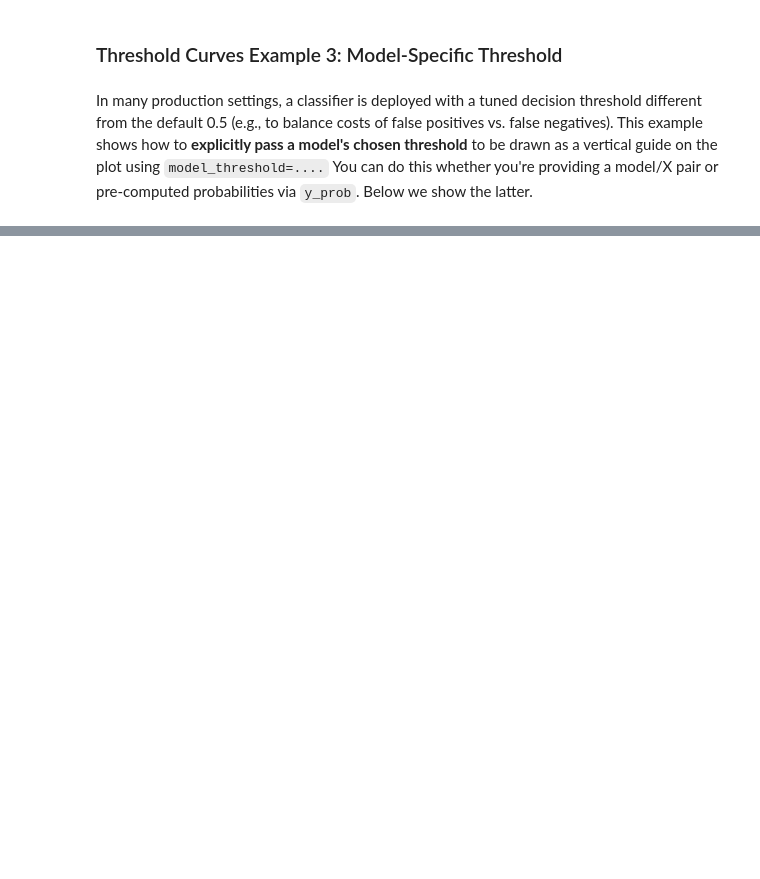
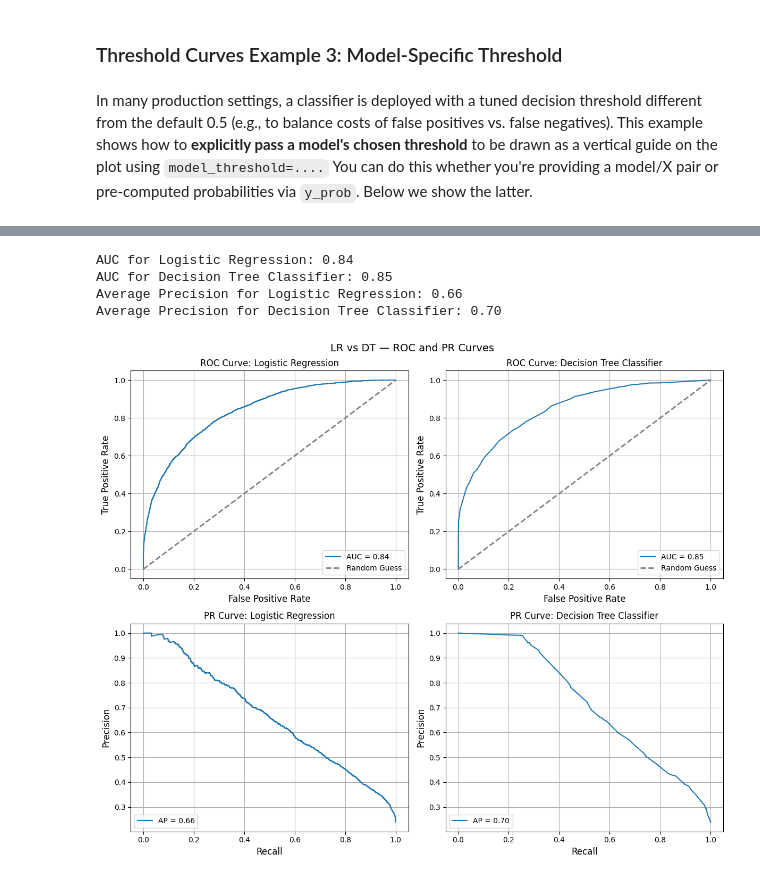
Before and after one commit to lshpaner/model_metrics, a Jupyter notebook: py_notebooks/model_evaluation_docs.ipynb, the cells around one changed output, grey strips where cells are left out. Drawn from its saved outputs; the diff is of its cells as text; code cells hidden in the pictures; blank space fills up the shorter version.

```diff
--- a/py_notebooks/model_evaluation_docs.ipynb
+++ b/py_notebooks/model_evaluation_docs.ipynb
@@ -1728,0 +2171,47 @@ plot_threshold_metrics(
+# %%
+# ── Example 3: multi-model ROC + PR side by side ───────────────────────────
+combine_plots(
+    plot_calls=[
+        (
+            show_roc_curve,
+            {
+                "y_prob": y_prob_lr,
+                "y": y_test_ai,
+                "model_title": "Logistic Regression",
+            },
+        ),
+        (
+            show_roc_curve,
+            {
+                "y_prob": y_prob_dt,
+                "y": y_test_ai,
+                "model_title": "Decision Tree Classifier",
+            },
+        ),
+        (
+            show_pr_curve,
+            {
+                "y_prob": y_prob_lr,
+                "y": y_test_ai,
+                "model_title": "Logistic Regression",
+            },
+        ),
+        (
+            show_pr_curve,
+            {
+                "y_prob": y_prob_dt,
+                "y": y_test_ai,
+                "model_title": "Decision Tree Classifier",
+            },
+        ),
+    ],
+    n_cols=2,
+    suptitle="LR vs DT — ROC and PR Curves",
+    figsize=(12, 10),
+)
+# %% [output]
+AUC for Logistic Regression: 0.84
+AUC for Decision Tree Classifier: 0.85
+Average Precision for Logistic Regression: 0.66
+Average Precision for Decision Tree Classifier: 0.70
+[figure, added]
```
Also changed, not shown: parts of 48 cells of this notebook, 2 other files.
